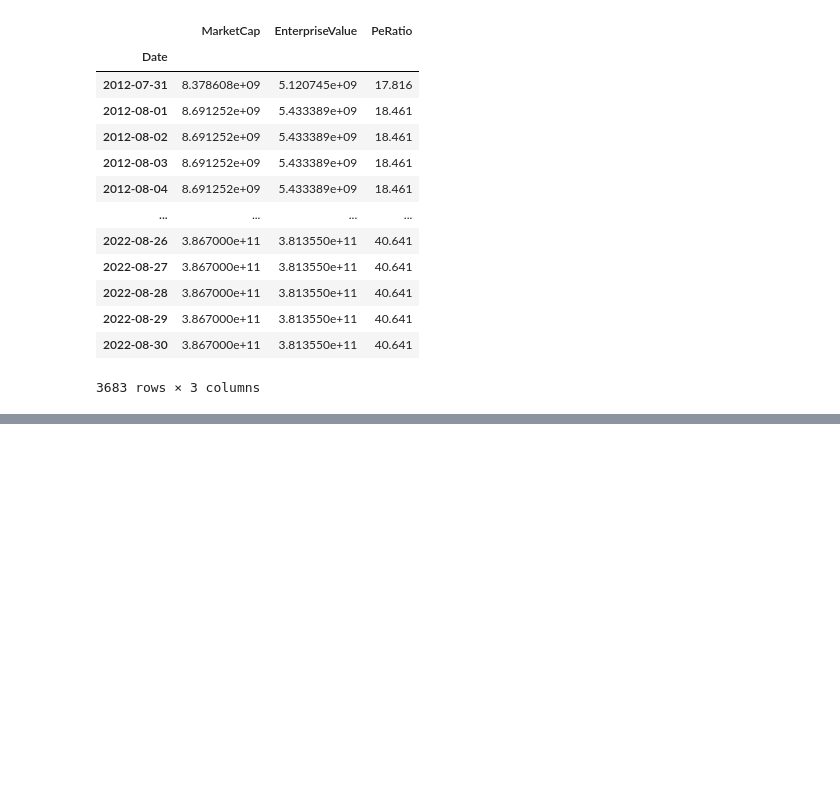
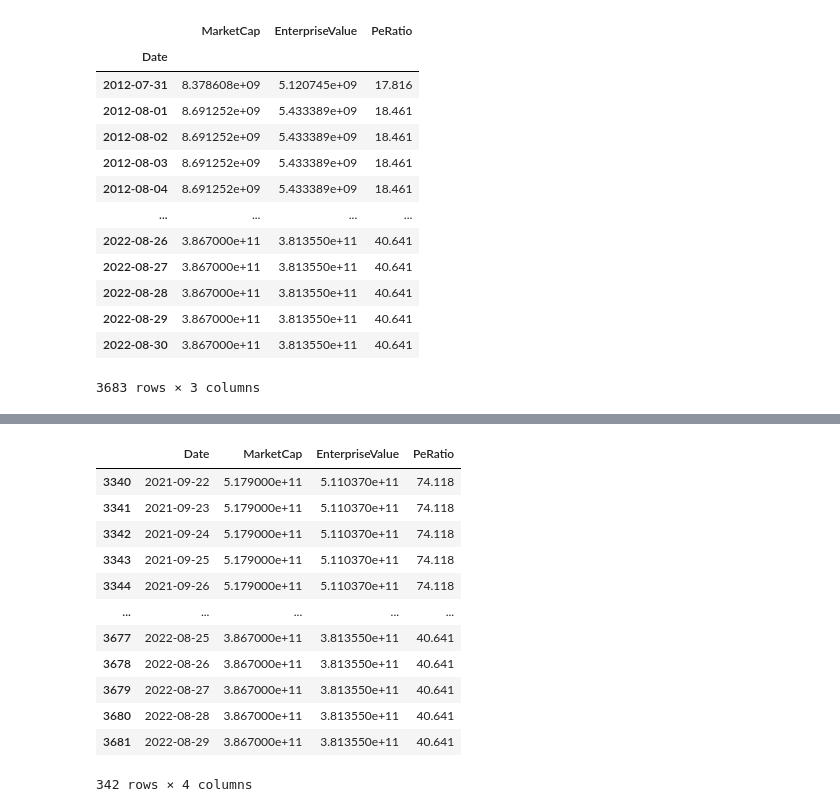
Before and after one commit to ds330wkguys/project_code, a Jupyter notebook: stat_interpolate.ipynb, the cells around one changed output, grey strips where cells are left out. Saved outputs shown, nothing was run; the diff lists cells and outputs as text; code cells hidden in the pictures; blank space fills up the shorter version.

```diff
--- a/stat_interpolate.ipynb
+++ b/stat_interpolate.ipynb
@@ -243,0 +271,16 @@ NVDA2012
+# %%
+NVDA2012
+# %% [output]
+|  | Date | MarketCap | EnterpriseValue | PeRatio |
+| 3340 | 2021-09-22 | 5.179000e+11 | 5.110370e+11 | 74.118 |
+| 3341 | 2021-09-23 | 5.179000e+11 | 5.110370e+11 | 74.118 |
+| 3342 | 2021-09-24 | 5.179000e+11 | 5.110370e+11 | 74.118 |
+| 3343 | 2021-09-25 | 5.179000e+11 | 5.110370e+11 | 74.118 |
+| 3344 | 2021-09-26 | 5.179000e+11 | 5.110370e+11 | 74.118 |
+| ... | ... | ... | ... | ... |
+| 3677 | 2022-08-25 | 3.867000e+11 | 3.813550e+11 | 40.641 |
+| 3678 | 2022-08-26 | 3.867000e+11 | 3.813550e+11 | 40.641 |
+| 3679 | 2022-08-27 | 3.867000e+11 | 3.813550e+11 | 40.641 |
+| 3680 | 2022-08-28 | 3.867000e+11 | 3.813550e+11 | 40.641 |
+| 3681 | 2022-08-29 | 3.867000e+11 | 3.813550e+11 | 40.641 |
+342 rows × 4 columns
```
Also changed, not shown: parts of 11 cells of this notebook.
